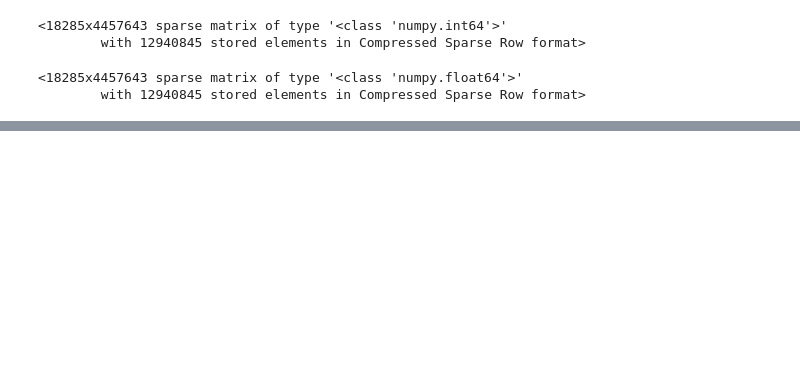
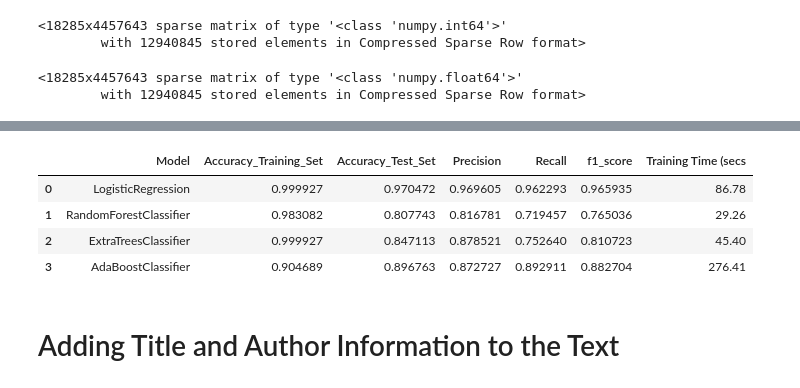
Before and after one commit to royn5618/Medium_Blog_Codes, a Jupyter notebook: Fake_News.ipynb, the cells around one changed output, grey strips where cells are left out. Cells and saved outputs as stored; diff of their text form; code cells hidden in the pictures; blank space fills up the shorter version.

```diff
--- a/Fake_News.ipynb
+++ b/Fake_News.ipynb
@@ -453,0 +450,20 @@ Accuracy of Adaboost classifier on test set: 0.90
+# %%
+df_perf_metrics = pd.DataFrame(columns = ['Model', 'Accuracy_Training_Set', 'Accuracy_Test_Set', 'Precision', 'Recall', 'f1_score', 'Training Time (secs'])
+
+def get_perf_metrics(model, i):
+  model_name = type(model).__name__
+  start_time = time.time()
+  print("Training {} model...".format(model_name))
+  model.fit(X_train, y_train)
+  print("Completed {} model training.".format(model_name))
+  elapsed_time = time.time() - start_time
+  print("Time elapsed: {:.2f} s.".format(elapsed_time))
+  y_pred = model.predict(X_test)
+  df_perf_metrics.loc[i] = [model_name,
+                            model.score(X_train, y_train),
+                            model.score(X_test, y_test),
+                            precision_score(y_test, y_pred),
+                            recall_score(y_test, y_pred),
+                            f1_score(y_test, y_pred),
+                            "{:.2f}".format(elapsed_time)]
+  print("Completed {} model's performance assessment.".format(model_name))
@@ -453,0 +498,10 @@ Accuracy of Adaboost classifier on test set: 0.90
+# %%
+df_perf_metrics
+# %% [output]
+|  | Model | Accuracy_Training_Set | Accuracy_Test_Set | Precision | Recall | f1_score | Training Time (secs |
+| 0 | LogisticRegression | 0.999927 | 0.970472 | 0.969605 | 0.962293 | 0.965935 | 86.78 |
+| 1 | RandomForestClassifier | 0.983082 | 0.807743 | 0.816781 | 0.719457 | 0.765036 | 29.26 |
+| 2 | ExtraTreesClassifier | 0.999927 | 0.847113 | 0.878521 | 0.752640 | 0.810723 | 45.40 |
+| 3 | AdaBoostClassifier | 0.904689 | 0.896763 | 0.872727 | 0.892911 | 0.882704 | 276.41 |
+# %% [markdown]
+# Adding Title and Author Information to the Text
```
Also changed, not shown: parts of 41 cells of this notebook.
